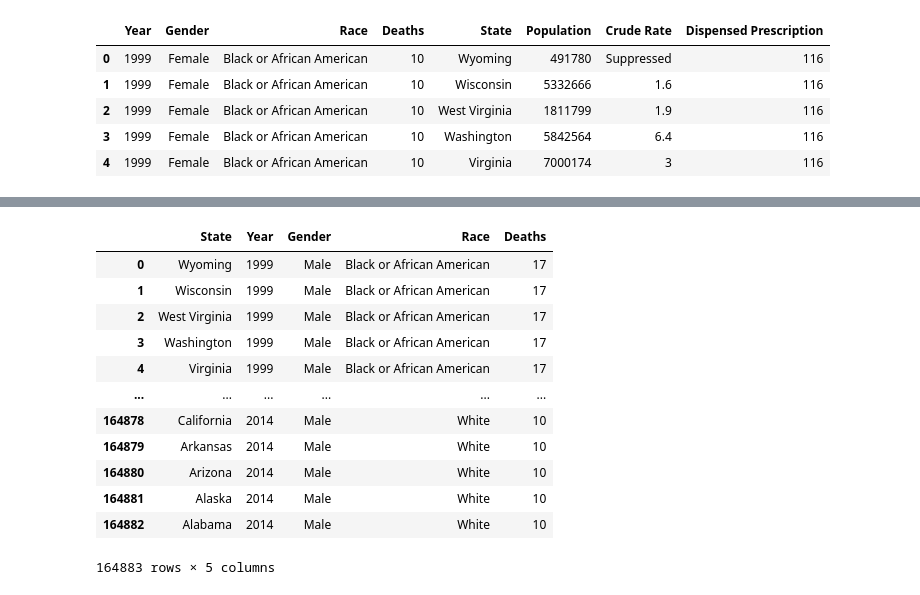
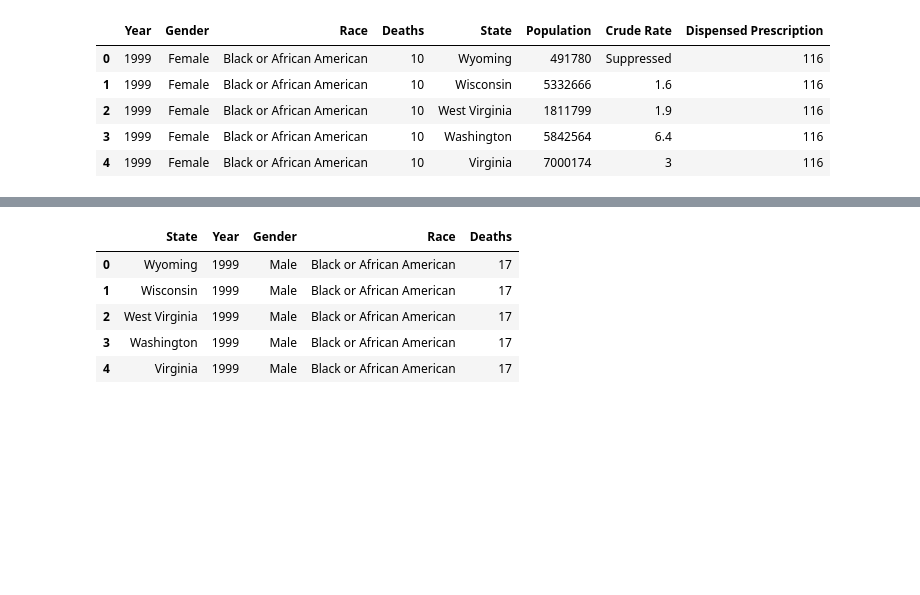
Before and after one commit to Chahnaz-Kbaisi/ETL-Project, a Jupyter notebook: usage_overdose_us1.ipynb, the cells around one changed output, grey strips where cells are left out. Cells and saved outputs as stored; diff of their text form; code cells hidden in the pictures; blank space fills up the shorter version.

```diff
--- a/usage_overdose_us1.ipynb
+++ b/usage_overdose_us1.ipynb
@@ -462,29 +458,22 @@ female_death_df
 # %%
 # Number of death for female vs. male
 male_death = """
     SELECT od.State AS "State",
             op.year AS "Year",
             op.gender AS "Gender",
             op.race AS "Race",
             op.deaths AS "Deaths"
     FROM overdose_death as od
     LEFT JOIN opioid_death as op
     ON od.year = op.year
     WHERE Gender = 'Male';
 """
 male_death_df = pd.read_sql(male_death, connection)
-male_death_df
+male_death_df.head()
 # %% [output]
 |  | State | Year | Gender | Race | Deaths |
 | 0 | Wyoming | 1999 | Male | Black or African American | 17 |
 | 1 | Wisconsin | 1999 | Male | Black or African American | 17 |
 | 2 | West Virginia | 1999 | Male | Black or African American | 17 |
 | 3 | Washington | 1999 | Male | Black or African American | 17 |
 | 4 | Virginia | 1999 | Male | Black or African American | 17 |
-| ... | ... | ... | ... | ... | ... |
-| 164878 | California | 2014 | Male | White | 10 |
-| 164879 | Arkansas | 2014 | Male | White | 10 |
-| 164880 | Arizona | 2014 | Male | White | 10 |
-| 164881 | Alaska | 2014 | Male | White | 10 |
-| 164882 | Alabama | 2014 | Male | White | 10 |
-164883 rows × 5 columns
```
Also changed, not shown: parts of 21 cells of this notebook, 4 other files.
